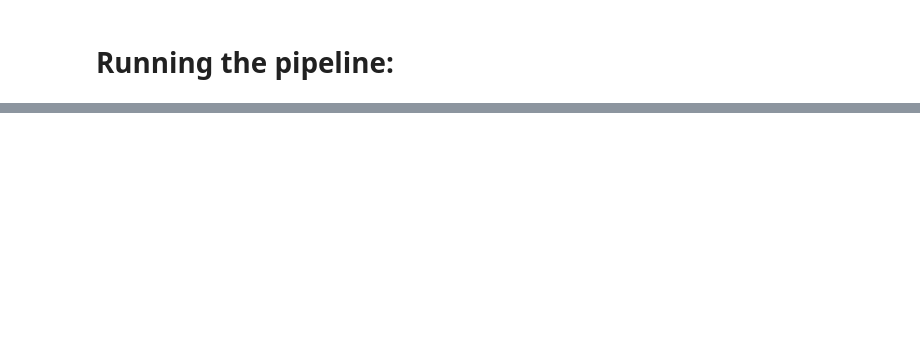
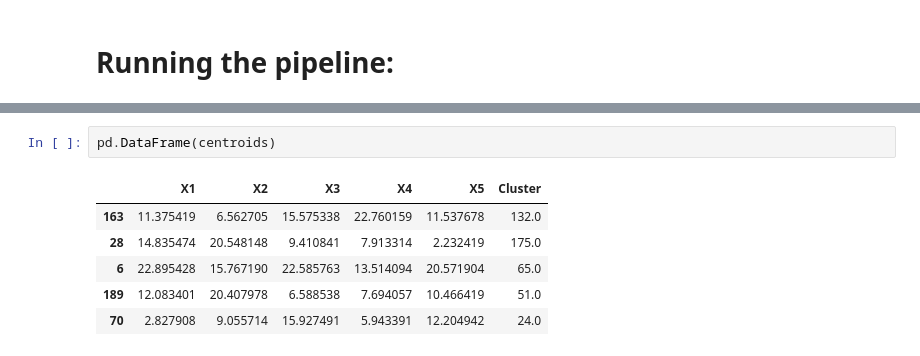
Before and after one commit to pat-alt/clustering, a Jupyter notebook: mst_notebook.ipynb, the cells around one changed output, grey strips where cells are left out. Drawn from its saved outputs; the diff is of its cells as text; blank space fills up the shorter version.

```diff
--- a/mst_notebook.ipynb
+++ b/mst_notebook.ipynb
@@ -166,0 +553,9 @@ Makes sense, our data looks like 2 clusters, so highest DU for K=2 is what we ex
+# %%
+pd.DataFrame(centroids)
+# %% [output]
+|  | X1 | X2 | X3 | X4 | X5 | Cluster |
+| 163 | 11.375419 | 6.562705 | 15.575338 | 22.760159 | 11.537678 | 132.0 |
+| 28 | 14.835474 | 20.548148 | 9.410841 | 7.913314 | 2.232419 | 175.0 |
+| 6 | 22.895428 | 15.767190 | 22.585763 | 13.514094 | 20.571904 | 65.0 |
+| 189 | 12.083401 | 20.407978 | 6.588538 | 7.694057 | 10.466419 | 51.0 |
+| 70 | 2.827908 | 9.055714 | 15.927491 | 5.943391 | 12.204942 | 24.0 |
```
Also changed, not shown: parts of 65 cells of this notebook.
